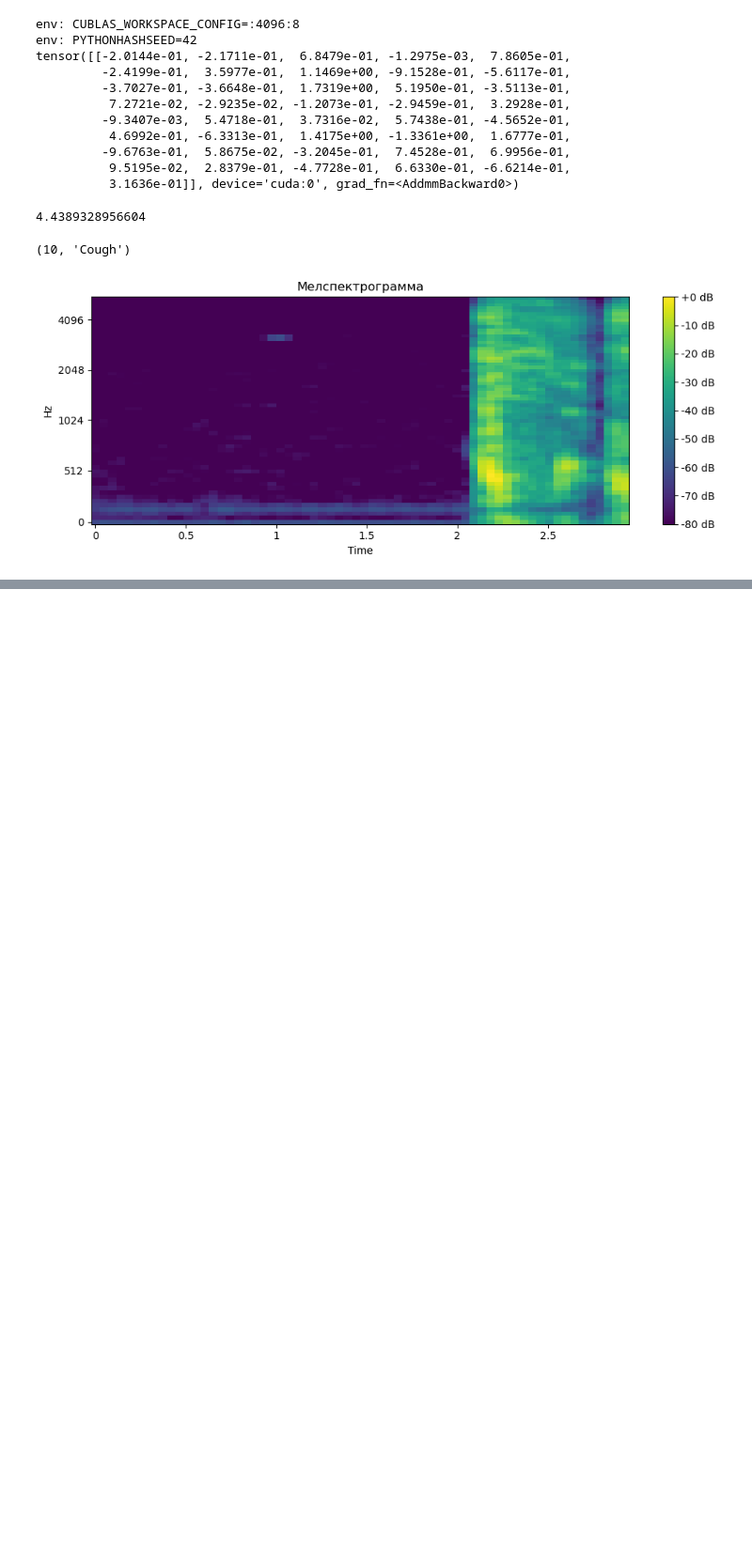
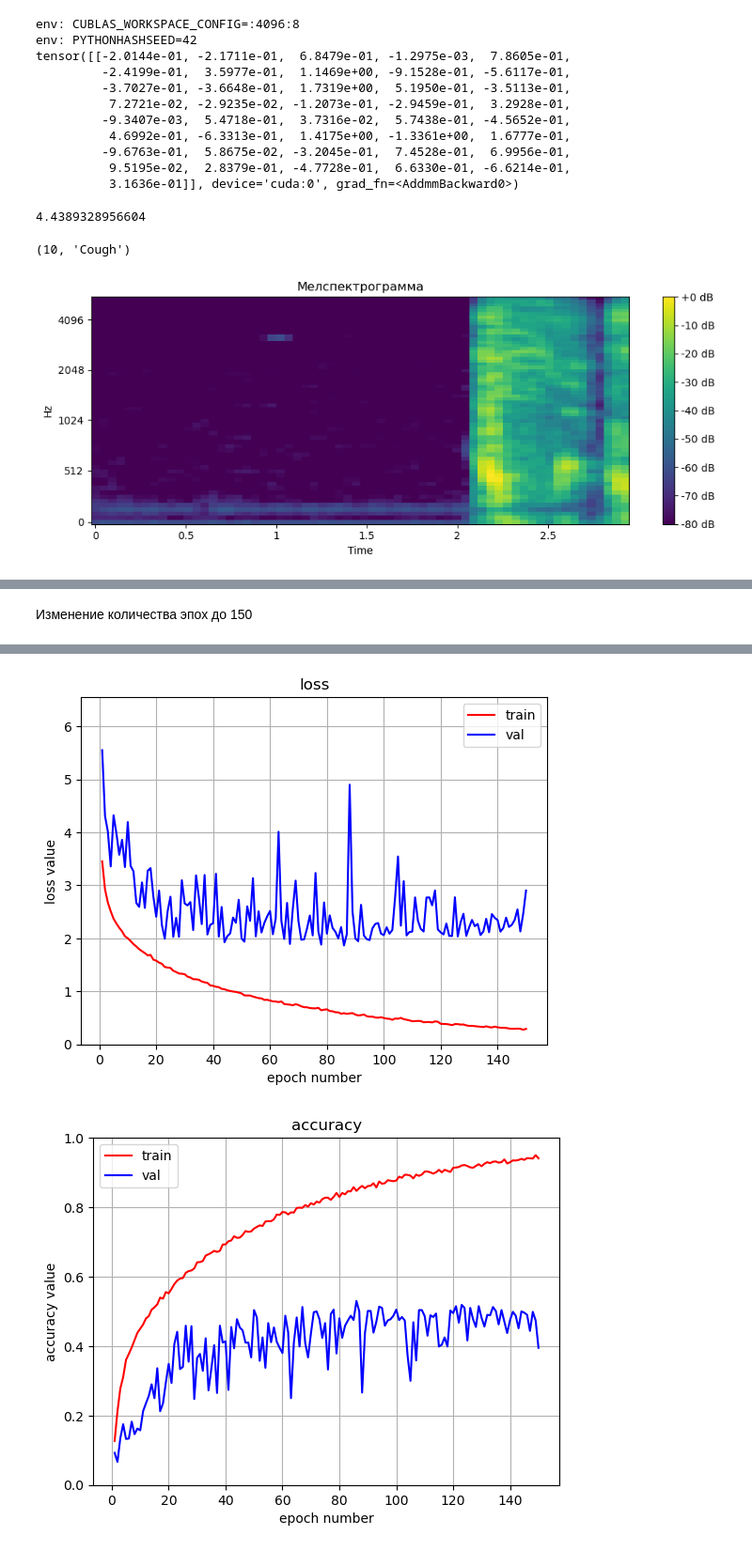
Before and after one commit to Geloger37/AcousticEventAnalysis, a Jupyter notebook: 3/lab_3.ipynb, the cells around one changed output, grey strips where cells are left out. Shown at 94% size. Saved outputs shown, nothing was run; the diff lists cells and outputs as text; code cells hidden in the pictures; blank space fills up the shorter version.

Commit message:
Do experiments with number of epochs, optimizers and way to split into validate and train datasets

```diff
--- a/3/lab_3.ipynb
+++ b/3/lab_3.ipynb
@@ -361,5 +476,7 @@ from sklearn.metrics import accuracy_score
+# %% [markdown]
+Изменение количества эпох до 150
 # %%
-n_epoch = 50
+n_epoch = 150
 criterion = nn.CrossEntropyLoss()
 network = DummyNetwork(device=device)
 # можно попробовать другой optimizer, тоже считается улучшением
@@ -426,5 +543,32 @@ for e in range(n_epoch):
         val_acc.append(acc)
         print('mean val loss:', val_loss[-1])
         print('val accuracy:', acc)
+
+
+
+epochs = np.arange(1, n_epoch+1)
+
+axes = plt.gca()
+axes.set_ylim([0,max(max(train_loss), max(val_loss))+1])
+plt.plot(epochs, train_loss, 'r', label='train')
+plt.plot(epochs, val_loss, 'b', label='val')
+plt.title('loss')
+plt.xlabel('epoch number')
+plt.ylabel('loss value')
+plt.legend()
+plt.grid()
+plt.show()
+
+
+axes = plt.gca()
+axes.set_ylim([0,1])
+plt.plot(epochs, train_acc, 'r', label='train')
+plt.plot(epochs, val_acc, 'b', label='val')
+plt.title('accuracy')
+plt.xlabel('epoch number')
+plt.ylabel('accuracy value')
+plt.legend()
+plt.grid()
+plt.show()
 # %% [output]
 epoch # 0
@@ -446,0 +591,2 @@ val accuracy: 0.38375
+[figure, added]
+[figure, added]
```
Also changed, not shown: parts of 12 cells of this notebook.
